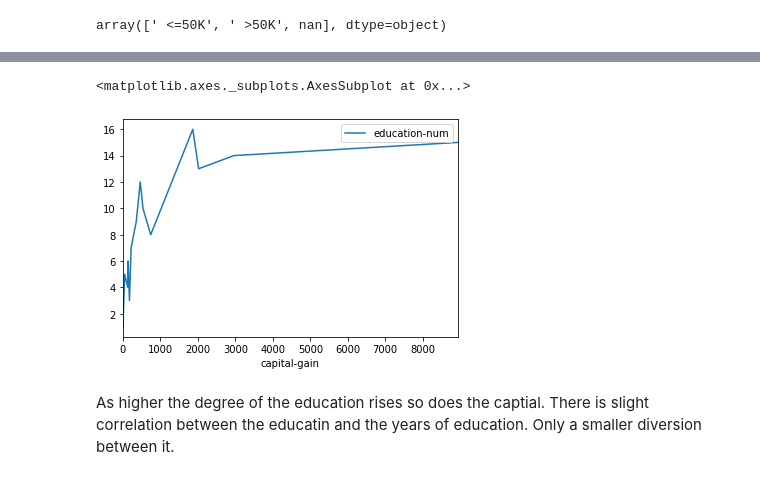
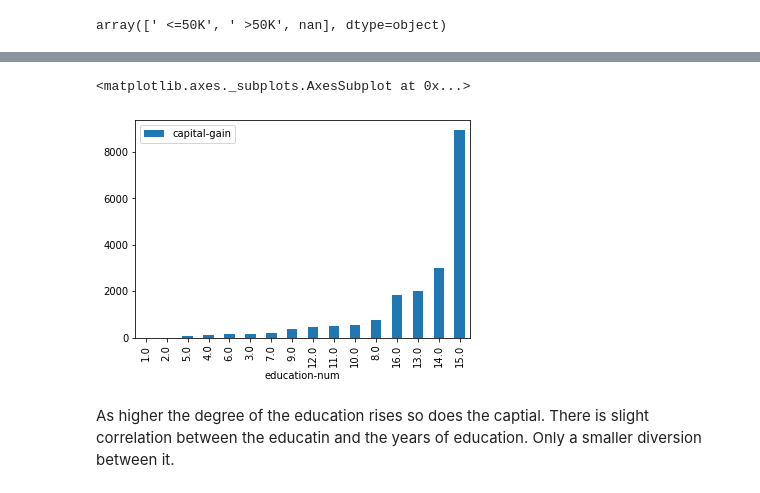
Before and after one commit to LBukai/IAU_project, a Jupyter notebook: IAU_project.ipynb, the cells around one changed output, grey strips where cells are left out. Cells and saved outputs as stored; diff of their text form; code cells hidden in the pictures.

```diff
--- a/IAU_project.ipynb
+++ b/IAU_project.ipynb
@@ -112,10 +112,7 @@ degree_captail
-# %%
-ax = plt.gca()
-
-degree_captail.plot(kind='line',y='education-num',x='capital-gain',ax=ax)
-#train.plot(kind='line',x='education-num',y='capital-gain', color='red', ax=ax)
-# %% [output]
-<matplotlib.axes._subplots.AxesSubplot at 0x...>
-[figure, removed]
+# %%
+degree_captail.plot(kind='bar', y='capital-gain')
+# %% [output]
+<matplotlib.axes._subplots.AxesSubplot at 0x...>
+[figure, added]
 # %% [markdown]
 As higher the degree of the education rises so does the captial. There is slight correlation between the educatin and the years of education. Only a smaller diversion between it.
```
Also changed, not shown: parts of 9 cells of this notebook.
